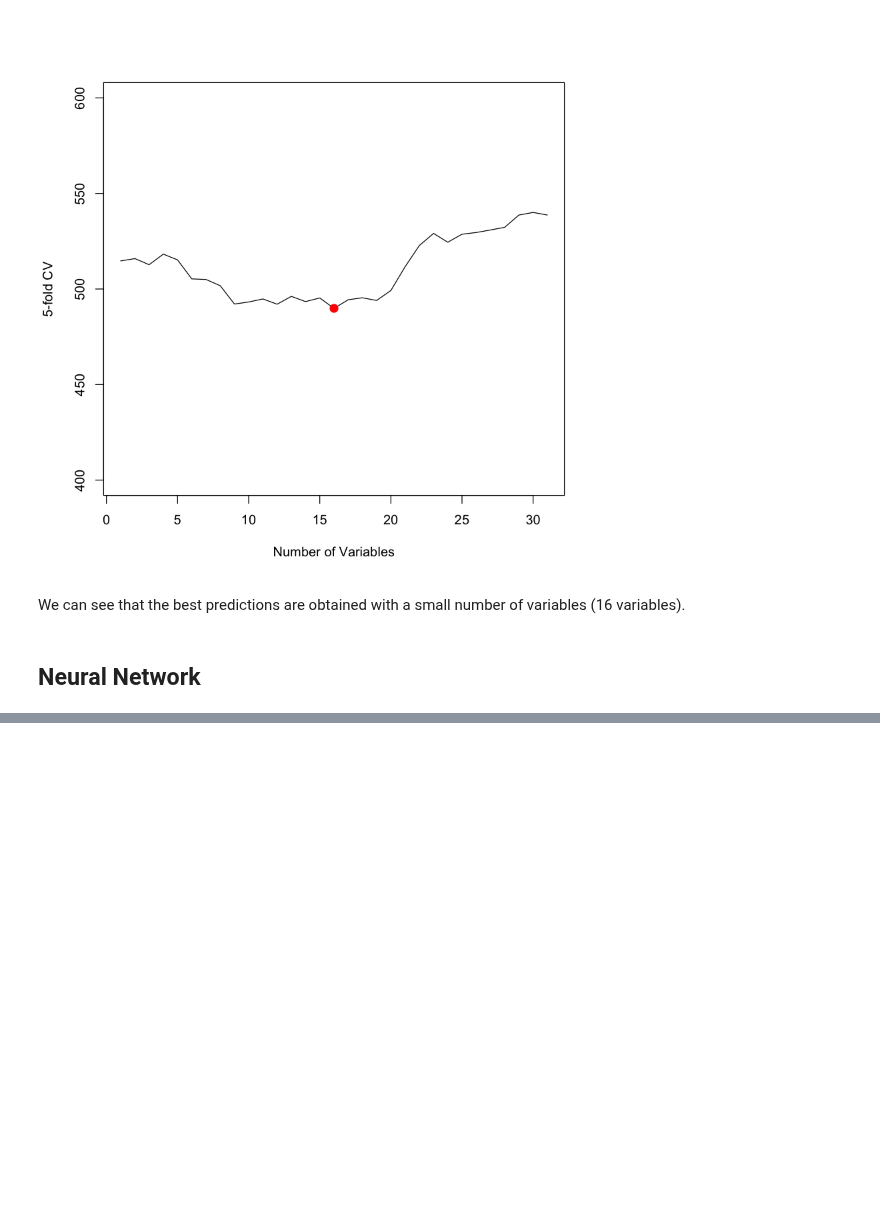
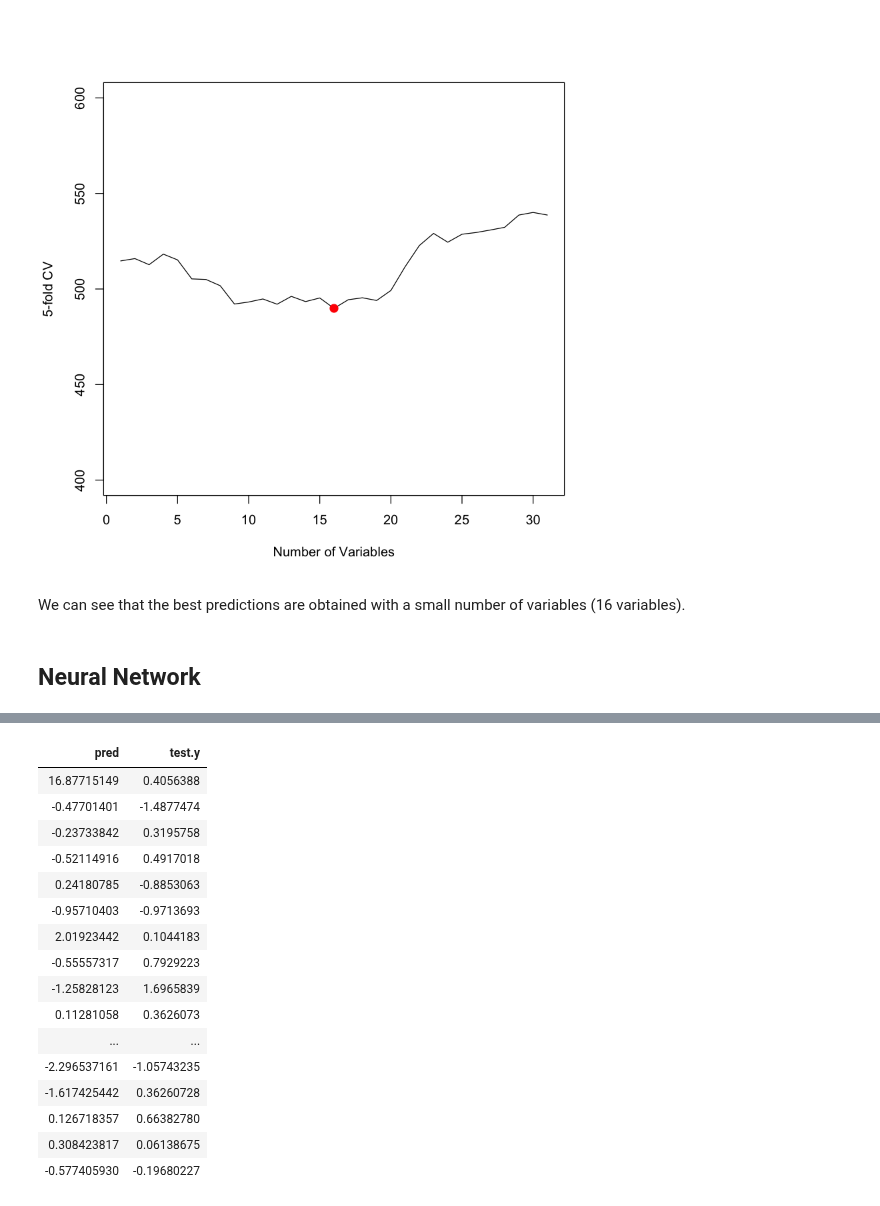
Before and after one commit to BenoitDelec/BIO-322--Predicting-odour-pleasantness-using-ML, a Jupyter notebook: src/Exploration.ipynb, the cells around one changed output, grey strips where cells are left out. Cells and saved outputs as stored; diff of their text form; code cells hidden in the pictures; blank space fills up the shorter version.

```diff
--- a/src/Exploration.ipynb
+++ b/src/Exploration.ipynb
@@ -388,0 +463,23 @@ Detailed traceback:
+# %%
+pred = predict(nn, test.x)
+# %%
+df<-data.frame(pred ,test.y)
+df
+# %% [output]
+| pred | test.y |
+| 16.87715149 | 0.4056388 |
+| -0.47701401 | -1.4877474 |
+| -0.23733842 | 0.3195758 |
+| -0.52114916 | 0.4917018 |
+| 0.24180785 | -0.8853063 |
+| -0.95710403 | -0.9713693 |
+| 2.01923442 | 0.1044183 |
+| -0.55557317 | 0.7929223 |
+| -1.25828123 | 1.6965839 |
+| 0.11281058 | 0.3626073 |
+| ... | ... |
+| -2.296537161 | -1.05743235 |
+| -1.617425442 | 0.36260728 |
+| 0.126718357 | 0.66382780 |
+| 0.308423817 | 0.06138675 |
+| -0.577405930 | -0.19680227 |
```
Also changed, not shown: parts of 6 cells of this notebook.
